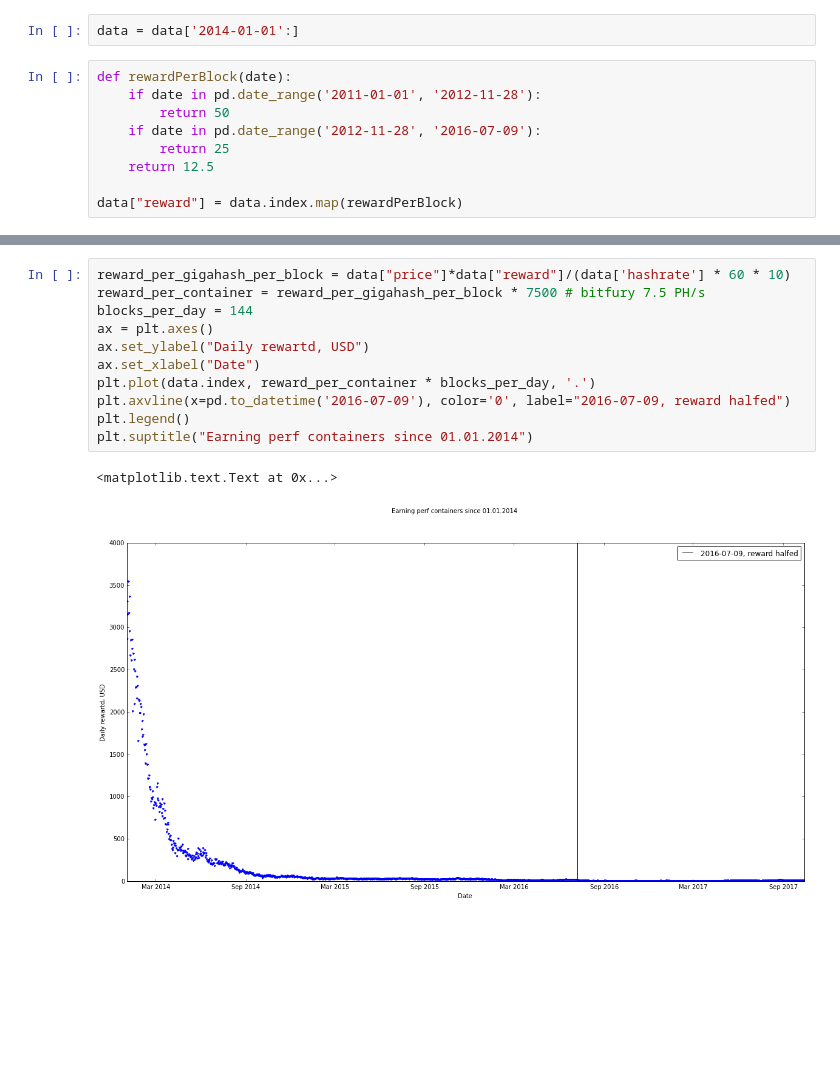
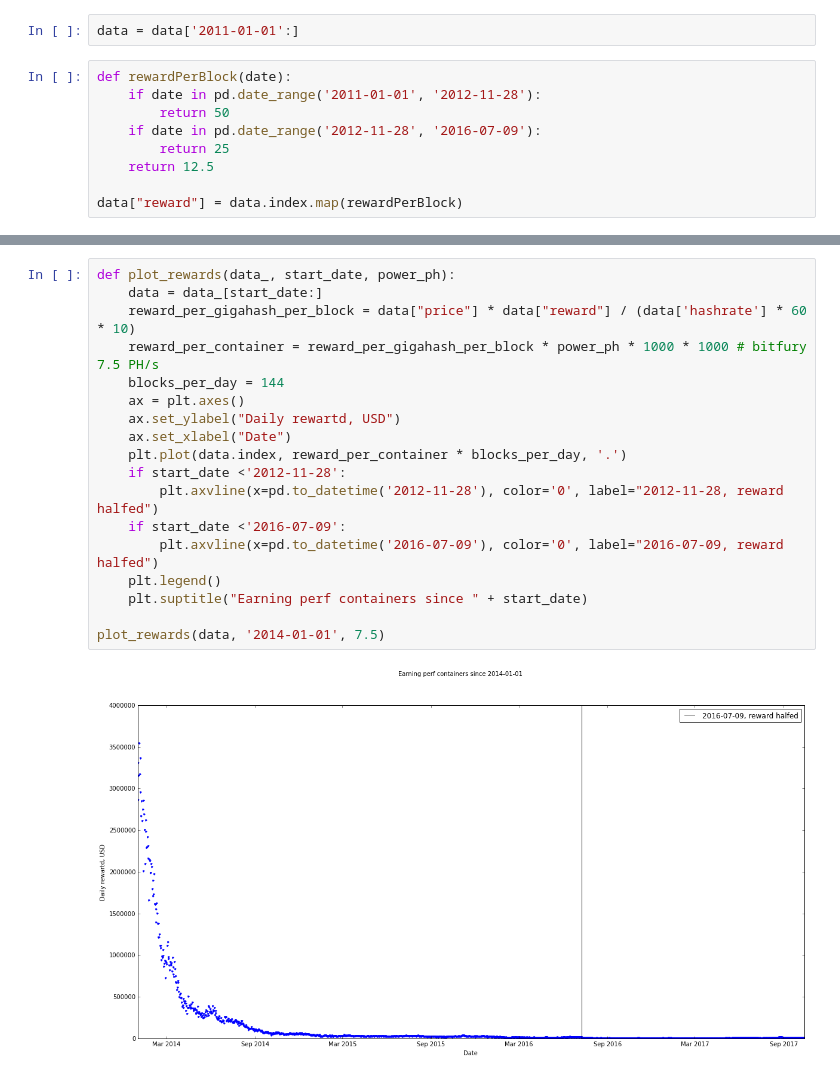
Before and after one commit to golovasteek/bitcoin_graphs, a Jupyter notebook: BitcoinGraphs.ipynb, the cells around one changed output, grey strips where cells are left out. Drawn from its saved outputs; the diff is of its cells as text; blank space fills up the shorter version.

```diff
--- a/BitcoinGraphs.ipynb
+++ b/BitcoinGraphs.ipynb
@@ -14,7 +14,7 @@ difficulty.columns = ["difficulty"]
 
 data = pd.concat([hashrate, price, difficulty], axis=1)
 # %%
-data = data['2014-01-01':]
+data = data['2011-01-01':]
 # %%
 def rewardPerBlock(date):
     if date in pd.date_range('2011-01-01', '2012-11-28'):
@@ -56,14 +56,20 @@ plt.plot(data["hashrate"], data["difficulty"], '.')
 # %%
-reward_per_gigahash_per_block = data["price"]*data["reward"]/(data['hashrate'] * 60 * 10)
-reward_per_container = reward_per_gigahash_per_block * 7500 # bitfury 7.5 PH/s
-blocks_per_day = 144
-ax = plt.axes()
-ax.set_ylabel("Daily rewartd, USD")
-ax.set_xlabel("Date")
-plt.plot(data.index, reward_per_container * blocks_per_day, '.')
-plt.axvline(x=pd.to_datetime('2016-07-09'), color='0', label="2016-07-09, reward halfed")
-plt.legend()
-plt.suptitle("Earning perf containers since 01.01.2014")
+def plot_rewards(data_, start_date, power_ph):
+    data = data_[start_date:]
+    reward_per_gigahash_per_block = data["price"] * data["reward"] / (data['hashrate'] * 60 * 10)
+    reward_per_container = reward_per_gigahash_per_block * power_ph * 1000 * 1000 # bitfury 7.5 PH/s
+    blocks_per_day = 144
+    ax = plt.axes()
+    ax.set_ylabel("Daily rewartd, USD")
+    ax.set_xlabel("Date")
+    plt.plot(data.index, reward_per_container * blocks_per_day, '.')
+    if start_date <'2012-11-28':
+        plt.axvline(x=pd.to_datetime('2012-11-28'), color='0', label="2012-11-28, reward halfed")
+    if start_date <'2016-07-09':
+        plt.axvline(x=pd.to_datetime('2016-07-09'), color='0', label="2016-07-09, reward halfed")
+    plt.legend()
+    plt.suptitle("Earning perf containers since " + start_date)
+
+plot_rewards(data, '2014-01-01', 7.5)
 # %% [output]
-<matplotlib.text.Text at 0x...>
-[figure, old version]
+[figure, new version]
```
Also changed, not shown: parts of 5 cells of this notebook.
